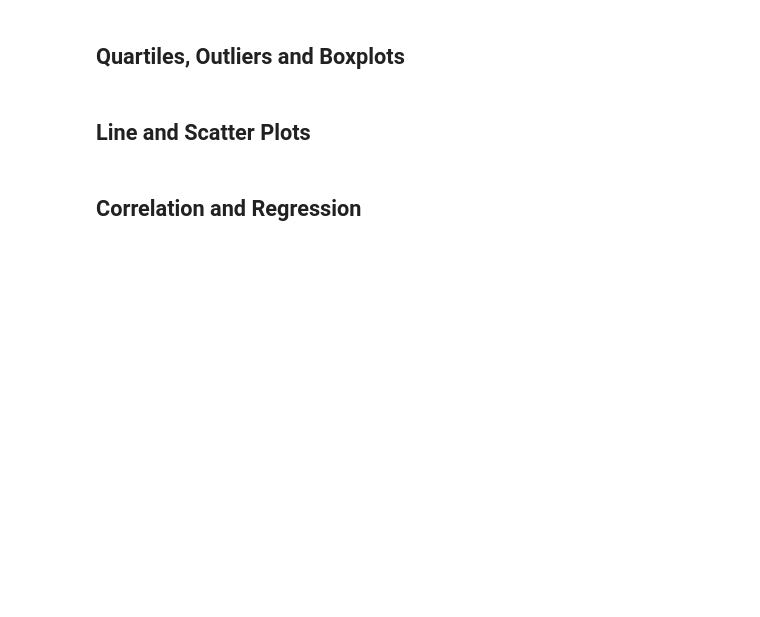
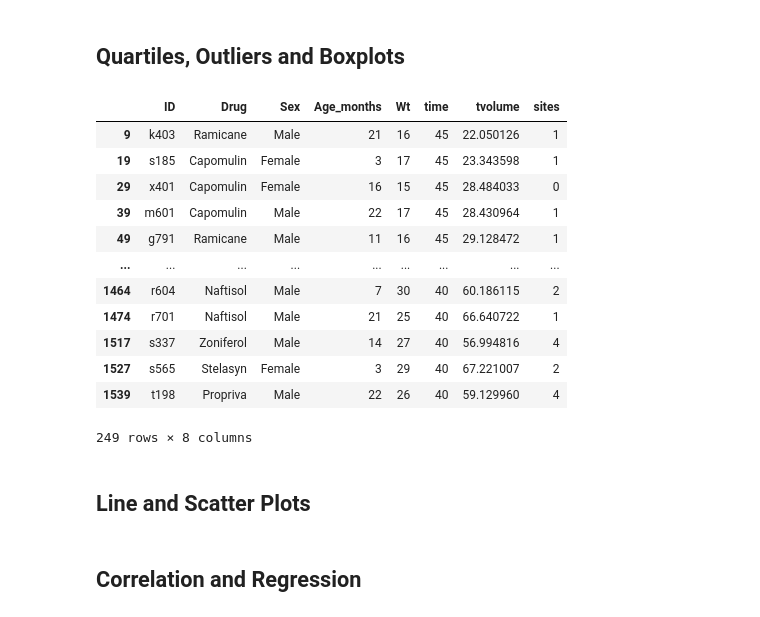
Before and after one commit to vgpass/matplotlib-challenge, a Jupyter notebook: Pymaceuticals/pymaceuticals_workingcopy.ipynb, the cells around one changed output. Cells and saved outputs as stored; diff of their text form; code cells hidden in the pictures; blank space fills up the shorter version.

```diff
--- a/Pymaceuticals/pymaceuticals_workingcopy.ipynb
+++ b/Pymaceuticals/pymaceuticals_workingcopy.ipynb
@@ -241,10 +243,26 @@ plt.show()
 # %%
 # Calculate the final tumor volume of each mouse across four of the treatment regimens:
 # Capomulin, Ramicane, Infubinol, and Ceftamin
 
 # Start by getting the last (greatest) timepoint for each mouse
-
+# mouse_group = mouse_df_clean.groupby(mouse_df_clean['ID'])
+timepoint_lg = mouse_df_clean.nlargest(mouse_df_clean['ID'].nunique(),['time'])
+timepoint_lg
 
 # Merge this group df with the original DataFrame to get the tumor volume at the last timepoint
+# %% [output]
+|  | ID | Drug | Sex | Age_months | Wt | time | tvolume | sites |
+| 9 | k403 | Ramicane | Male | 21 | 16 | 45 | 22.050126 | 1 |
+| 19 | s185 | Capomulin | Female | 3 | 17 | 45 | 23.343598 | 1 |
+| 29 | x401 | Capomulin | Female | 16 | 15 | 45 | 28.484033 | 0 |
+| 39 | m601 | Capomulin | Male | 22 | 17 | 45 | 28.430964 | 1 |
+| 49 | g791 | Ramicane | Male | 11 | 16 | 45 | 29.128472 | 1 |
+| ... | ... | ... | ... | ... | ... | ... | ... | ... |
+| 1464 | r604 | Naftisol | Male | 7 | 30 | 40 | 60.186115 | 2 |
+| 1474 | r701 | Naftisol | Male | 21 | 25 | 40 | 66.640722 | 1 |
+| 1517 | s337 | Zoniferol | Male | 14 | 27 | 40 | 56.994816 | 4 |
+| 1527 | s565 | Stelasyn | Female | 3 | 29 | 40 | 67.221007 | 2 |
+| 1539 | t198 | Propriva | Male | 22 | 26 | 40 | 59.129960 | 4 |
+249 rows × 8 columns
 # %%
 # Put treatments into a list for for loop (and later for plot labels)
```
Also changed, not shown: parts of 6 cells of this notebook, 2 other files.
